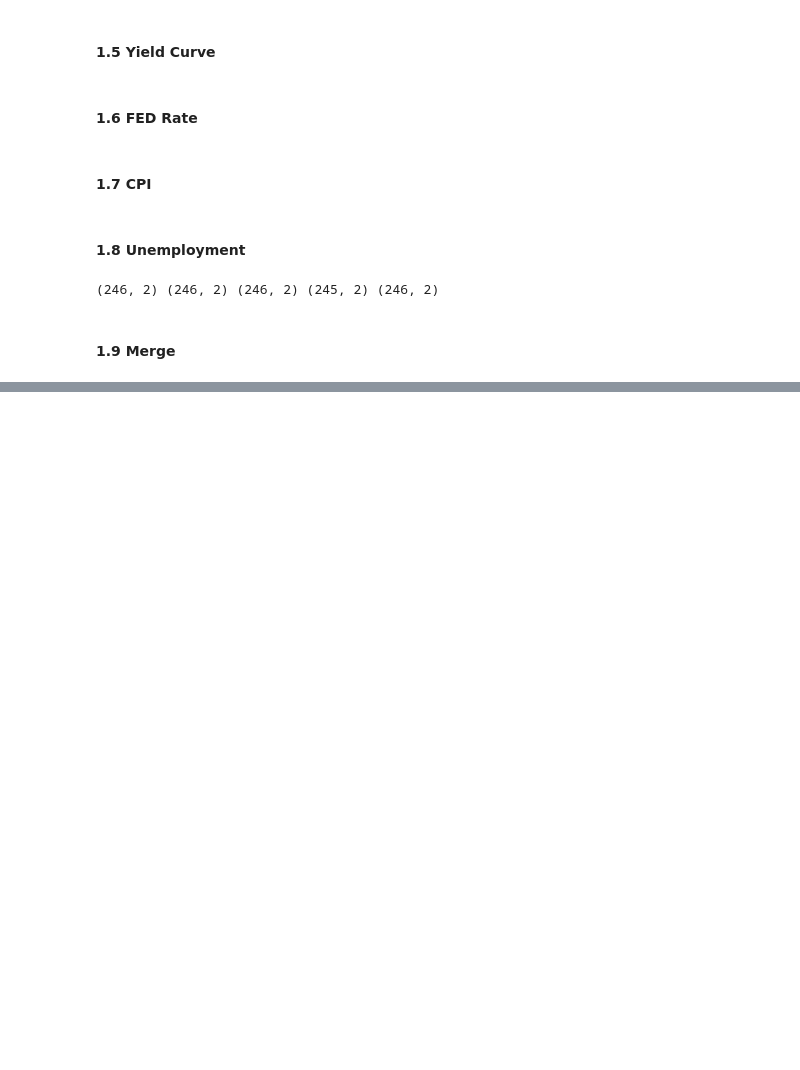
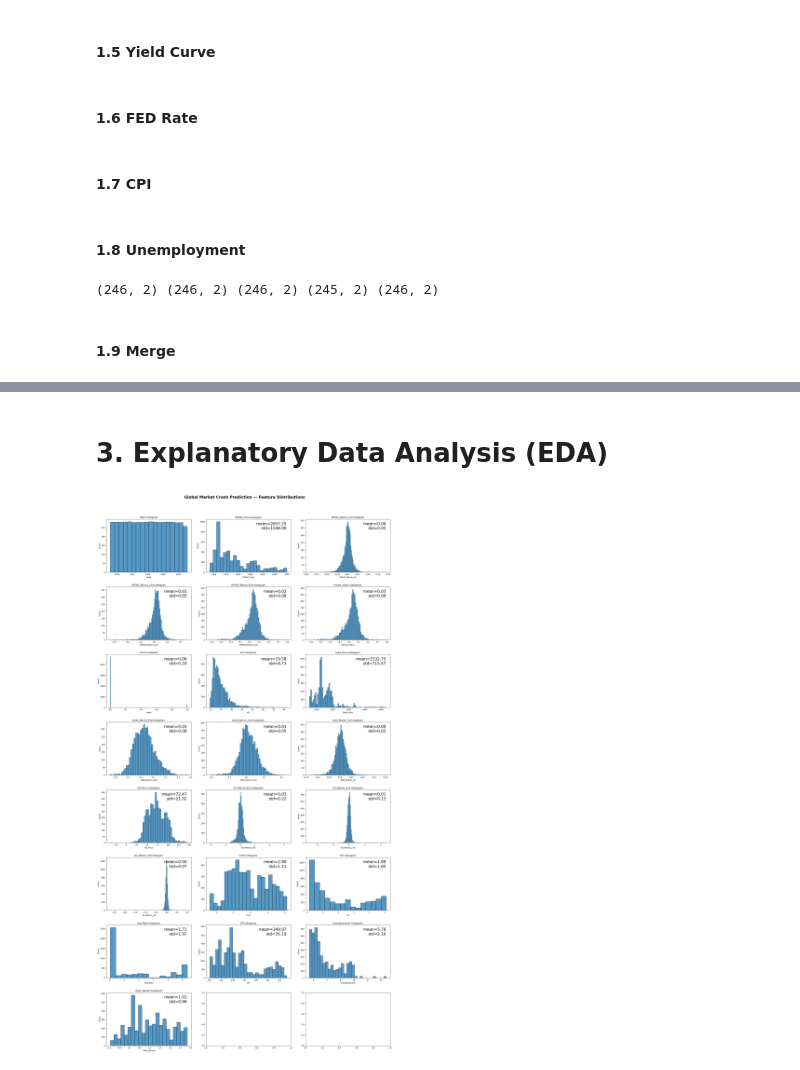
Before and after one commit to abdallahh07/global-market-crash-prediction, a Jupyter notebook: research.ipynb, the cells around one changed output, grey strips where cells are left out. Drawn from its saved outputs; the diff is of its cells as text; code cells hidden in the pictures; blank space fills up the shorter version.

Commit message:
Add EDA charts, statistical analysis markdown, and time series visualizations

```diff
--- a/research.ipynb
+++ b/research.ipynb
@@ -151,9 +134,9 @@ sp = sp.reset_index()
 # %%
-for df in [sp,vix,gold,oil_data,t10,t2,fed,cpi,unemp]:
+for df in [sp500_data,vix,gold,oil_data,t10,t2,fed,cpi,unemp]:
     df["Date"] = pd.to_datetime(df["Date"]).dt.tz_localize(None) if df["Date"].dt.tz is not None else df["Date"]
     df.sort_values("Date", inplace=True)
 # %%
-master = sp.copy()
+master = sp500_data.copy()
 # %%
 for df, name in [(vix, "vix"), (gold, "gold"), (oil_data, "oil"),
                   (t10, "t10"), (t2, "t2"), (fed, "fed"),
@@ -182,6 +165,9 @@ Unemployment       23
 dtype: int64
 # %%
-master = master.dropna(subset=["CPI", "Unemployment"])
+master = master.dropna(subset=["CPI", "Unemployment","SP500_Return_5d","SP500_Return_21d",
+                              "SP500_Return_63d","Gold_Return_63d","Gold_Return_21d",
+                              "Gold_Return_5d","Oil_Return_63d","Oil_Return_21d",
+                              "Oil_Return_5d"])
 master["Yield_Spread"] = master["T10Y"] - master["T2Y"]
 print(master.shape)
 # %% [output]
@@ -188,0 +206,25 @@ print(master.shape)
+# %% [markdown]
+# 3. Explanatory Data Analysis (EDA)
+# %%
+cols = master.columns.tolist()
+# %%
+fig, ax = plt.subplots(8, 3, figsize=(22, 40))
+ax = ax.flatten()
+fig.suptitle("Global Market Crash Prediction — Feature Distributions",
+             fontsize=20, fontweight="bold", y=1.01)
+
+for i, name in enumerate(cols):
+    sns.histplot(data=master, x=name, ax=ax[i])
+    ax[i].set_title(f"{name} histogram")
+    if master[name].dtype != "object" and name != "Date":
+        mean = master[name].mean()
+        std = master[name].std()
+        ax[i].text(0.95, 0.95, f"mean={mean:.2f}\nstd={std:.2f}",
+                   transform=ax[i].transAxes,
+                   ha="right", va="top", fontsize=20)
+
+plt.tight_layout(pad=3.0)
+plt.savefig("charts/feature_distributions.png", bbox_inches="tight", dpi=150)
+plt.show()
+# %% [output]
+[figure, added]
```
Also changed, not shown: parts of 12 cells of this notebook, 4 other files.
